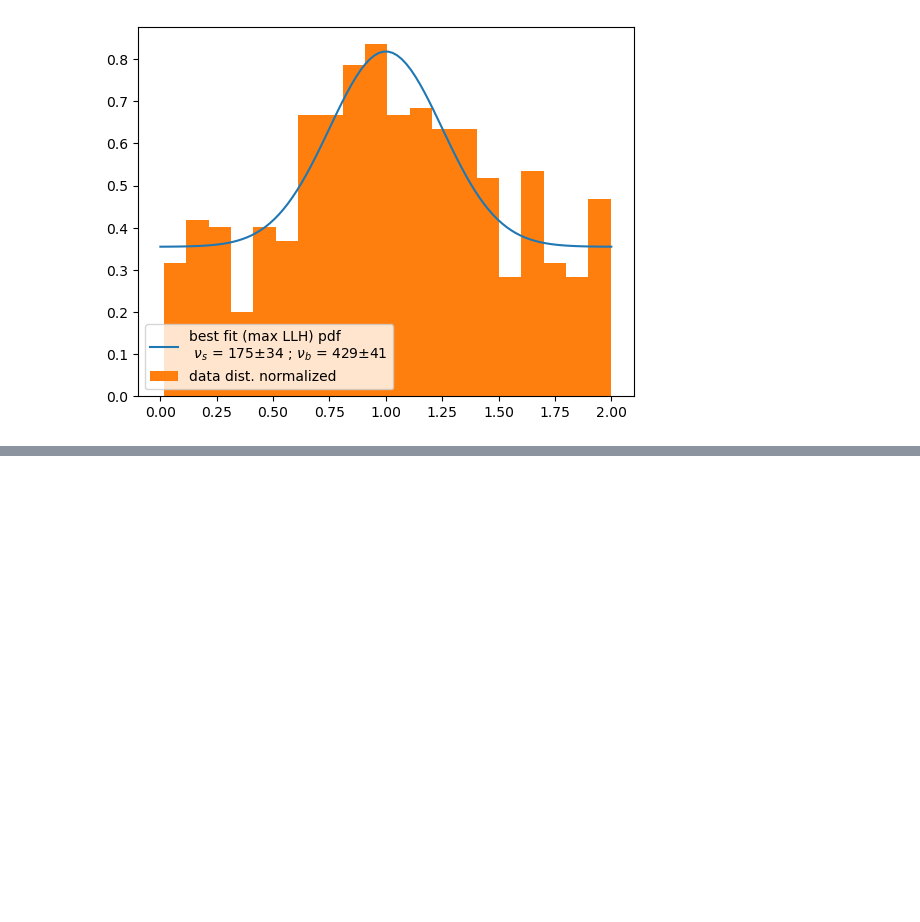
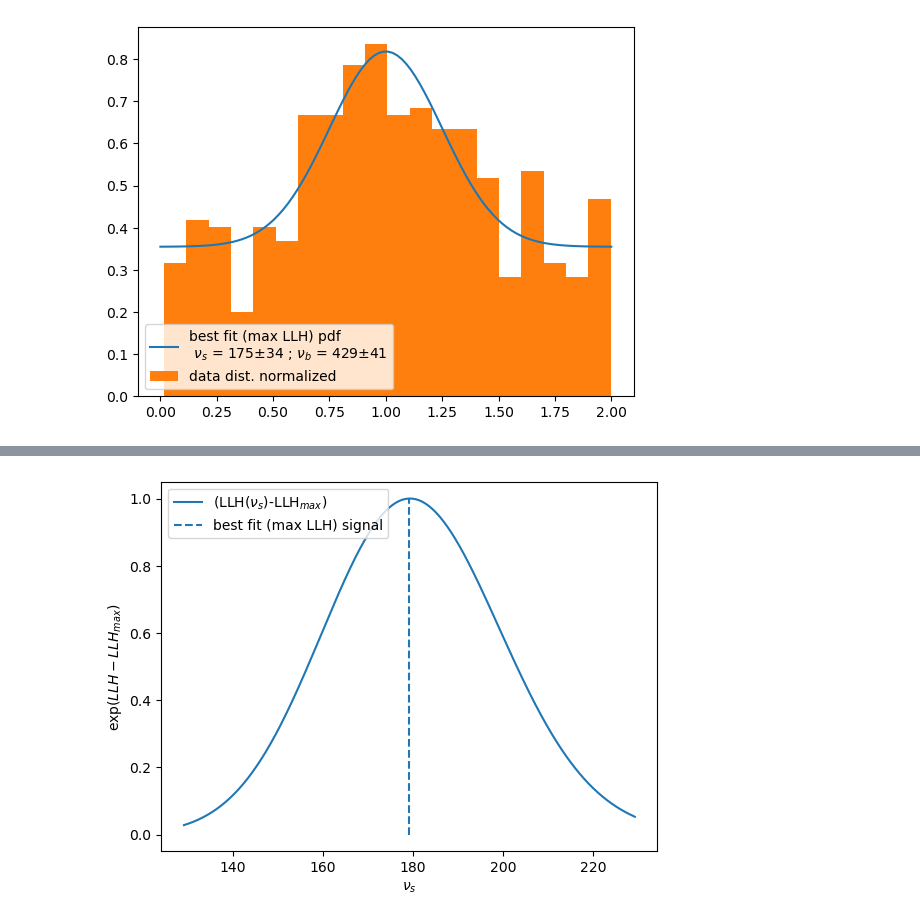
Before and after one commit to aotownsend/StatMethods2022, a Jupyter notebook: submissions/week9/annanay_week9.ipynb, the cells around one changed output, grey strips where cells are left out. Saved outputs shown, nothing was run; the diff lists cells and outputs as text; code cells hidden in the pictures; blank space fills up the shorter version.

```diff
--- a/submissions/week9/annanay_week9.ipynb
+++ b/submissions/week9/annanay_week9.ipynb
@@ -129,0 +102,11 @@ m.migrad()
+# %%
+m = Minuit(log_likelihood, signal=10, bkg=420.7)
+#m.limits['signal'] = (0, None)
+#m.limits['bkg'] = (0, None)
+m.fixed['bkg'] = True
+
+
+print(m.migrad())
+print(f"when bkg is fixed to 420.7, the best fit signal is ν_s =  {m.values['signal']:.0f} +- {m.errors['signal']:.0f}")
+llh_max_fix_bkg = -m.fval
+v_s_fix_bkg = m.values['signal']
@@ -129,0 +131,12 @@ m.migrad()
+# %%
+nu_s_space = np.linspace(v_s_fix_bkg-50, v_s_fix_bkg+50, 500)
+log_likelihood_space = np.array([-log_likelihood(nu_s, 420.7) for nu_s in nu_s_space])
+
+plt.plot(nu_s_space, np.exp(log_likelihood_space-llh_max_fix_bkg), label='(LLH($ν_s$)-LLH$_{max})$')
+plt.vlines(v_s_fix_bkg, 0, 1, label='best fit (max LLH) signal', linestyles='dashed')
+plt.xlabel('$ν_s$')
+plt.ylabel('$\exp(LLH-LLH_{max})$')
+plt.legend(loc='upper left')
+plt.show()
+# %% [output]
+[figure, added]
```
Also changed, not shown: parts of 4 cells of this notebook.
